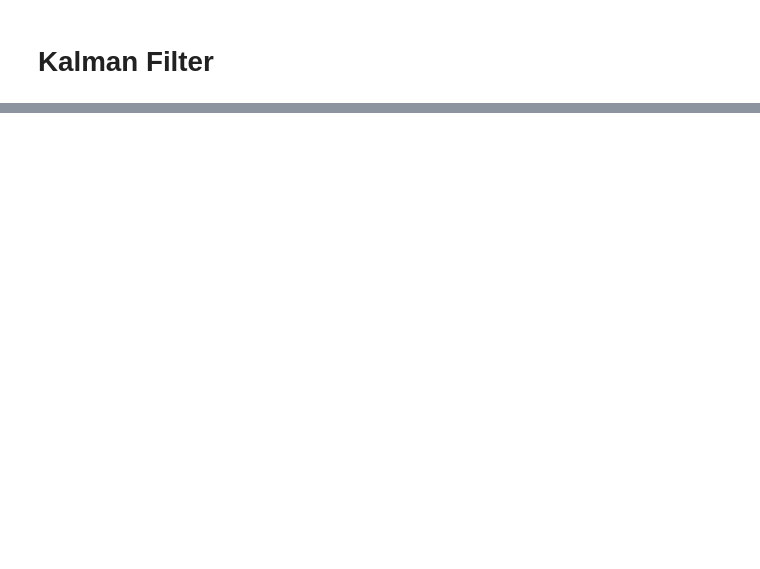
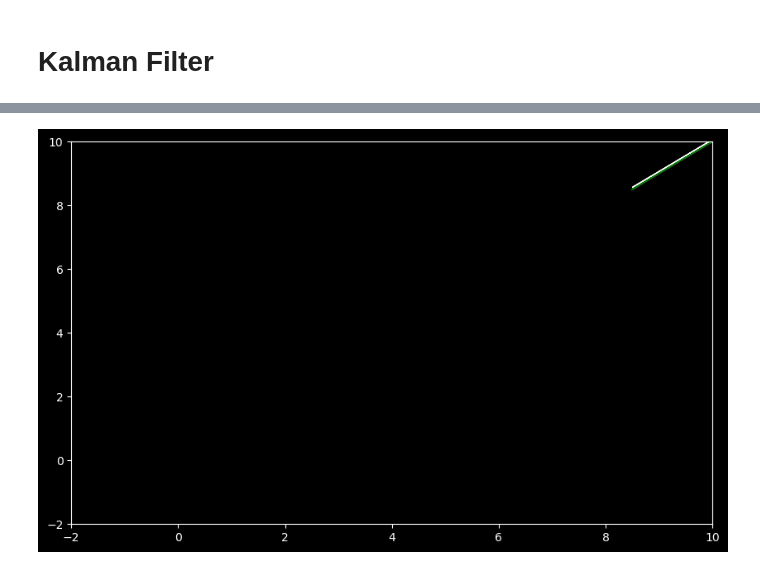
Before and after one commit to nuryte/localization, a Jupyter notebook: localization.ipynb, the cells around one changed output, grey strips where cells are left out. Drawn from its saved outputs; the diff is of its cells as text; code cells hidden in the pictures; blank space fills up the shorter version.

```diff
--- a/localization.ipynb
+++ b/localization.ipynb
@@ -375,15 +374,0 @@ for u in U:
-# %%
-import numpy as np
-timestep = .1
-imagestep = 1 # +- .5
-xmaxvel = 1
-xunvel = .1
-yawunvel = .1
-yawmaxvel = np.pi/10
-
-dest = [(6,6)]
-destun = .5
-
-vel = [0,0]
-mean = x0
-cov = np.array([[.01,0], [0,.01]])
@@ -389,0 +386,70 @@ cov = np.array([[.01,0], [0,.01]])
+# %%
+import numpy as np
+
+# Probability model of the motion
+def prob_motion2(x, u, motion_cov):
+    u = np.array(u)
+    mean = x + u
+    # Normalize the control input
+    magnitud = np.linalg.norm(u)
+    ux, uy = u / magnitud
+    # Rotation matrix
+    R = np.array([[ux, -uy], [uy, ux]])
+    v, w = linalg.eigh(motion_cov)
+    S = np.array([[v[1], 0], [0, v[0]]])
+    # Scale linearly with the magnitud
+    S = 0.1*magnitud * S
+    cov = dot(dot(dot(R, S), S), R.T)
+    return mean, cov
+
+ax1 = plt.axes()
+ax1.set_xlim(-2, 10)
+ax1.set_ylim(-2, 10)
+
+timestep = 1
+imagestep = 1 # +- .5
+xmaxvel = 1
+xunvel = (.7 + .4 * np.random.rand()) #random uncertainty in the velocity
+windvel = (-.05  + .1*np.random.rand(),-.05+ .1*np.random.rand())
+yawunvel = .1
+yawmaxvel = np.pi/10
+motion_cov = [[1,0], [0,.2]]  # covariance
+
+Q = [[1,0],[0,1]] #covariance of the error
+
+dest = np.array([6,6])
+destun = .5
+
+vel = [0,0]
+mean = [0,0]
+actual = [0,0]
+yaw = 0
+cov = np.array([[.01,0], [0,.01]])
+times = 0
+lastmeasured = 0
+try:
+    while np.linalg.norm(dest-np.array(actual)) > destun and times < 10:
+        prediction = xmaxvel * np.linalg.norm(dest-np.array(mean))
+        movement = xunvel * prediction + windvel + (-.05  + .1*np.random.rand(),-.05+ .1*np.random.rand())
+        actual += movement*timestep
+        u = mean+prediction*timestep
+        mean, cov_t = prob_motion2(mean, u, motion_cov)
+        cov += cov_t
+        plt.arrow(mean[0], mean[1], u[0], u[1], head_width=1, head_length = 1, color = "green")
+        plt.arrow(actual[0], actual[1], u[0], u[1], head_width=1, head_length = 1)
+
+        if times%1 == 0:
+            #take a measurement
+            z = actual + (-.1  + .2*np.random.rand(),-.1+ .2*np.random.rand())
+            K = np.dot(cov, np.linalg.inv(cov + Q))
+            mean = mean + np.dot(K, z-mean)
+            cov = np.dot(np.identity(2)-K, cov)
+        print(cov)
+        print
+
+        times += timestep
+    plt.show()
+
+except:
+    pass
+# %% [output]
@@ -389,0 +476 @@ cov = np.array([[.01,0], [0,.01]])
+[figure, added]
```
Also changed, not shown: parts of 8 cells of this notebook.
